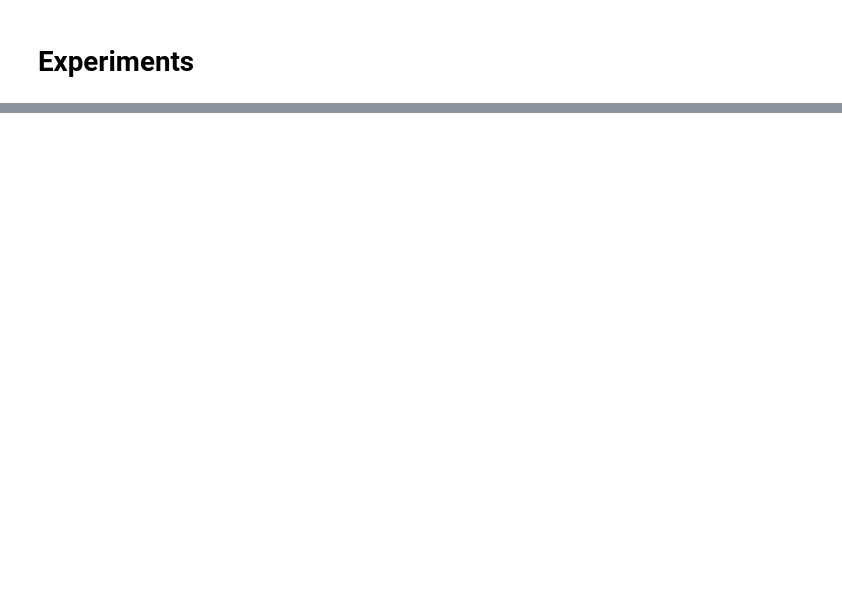
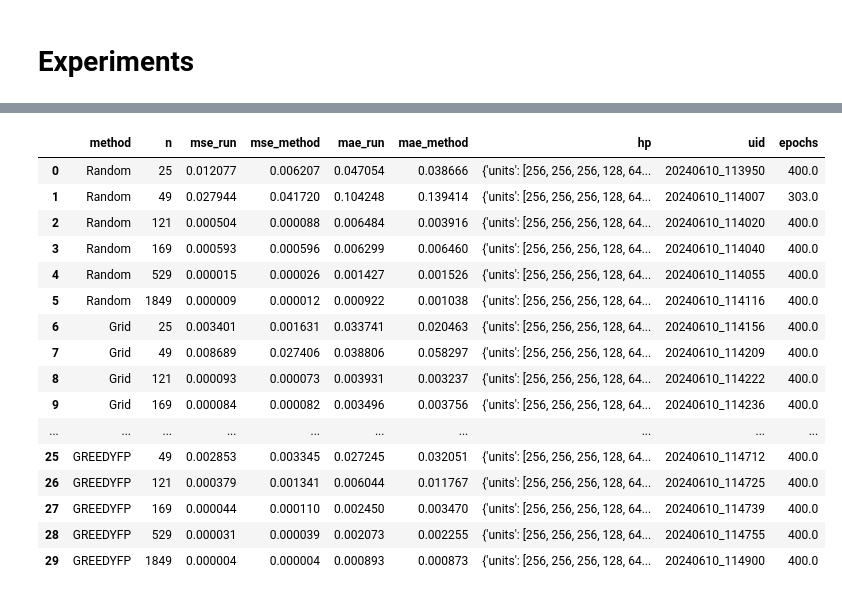
Before and after one commit to darkraisisi/sampling_hillslope_surrogate, a Jupyter notebook: experiments.ipynb, the cells around one changed output, grey strips where cells are left out. Drawn from its saved outputs; the diff is of its cells as text; code cells hidden in the pictures; blank space fills up the shorter version.

```diff
--- a/experiments.ipynb
+++ b/experiments.ipynb
@@ -515,3 +470,23 @@ NN training time: 0.681 minutes.
+# %%
+results
+# %% [output]
+|  | method | n | mse_run | mse_method | mae_run | mae_method | hp | uid | epochs |
+| 0 | Random | 25 | 0.012077 | 0.006207 | 0.047054 | 0.038666 | {'units': [256, 256, 256, 128, 64... | 20240610_113950 | 400.0 |
+| 1 | Random | 49 | 0.027944 | 0.041720 | 0.104248 | 0.139414 | {'units': [256, 256, 256, 128, 64... | 20240610_114007 | 303.0 |
+| 2 | Random | 121 | 0.000504 | 0.000088 | 0.006484 | 0.003916 | {'units': [256, 256, 256, 128, 64... | 20240610_114020 | 400.0 |
+| 3 | Random | 169 | 0.000593 | 0.000596 | 0.006299 | 0.006460 | {'units': [256, 256, 256, 128, 64... | 20240610_114040 | 400.0 |
+| 4 | Random | 529 | 0.000015 | 0.000026 | 0.001427 | 0.001526 | {'units': [256, 256, 256, 128, 64... | 20240610_114055 | 400.0 |
+| 5 | Random | 1849 | 0.000009 | 0.000012 | 0.000922 | 0.001038 | {'units': [256, 256, 256, 128, 64... | 20240610_114116 | 400.0 |
+| 6 | Grid | 25 | 0.003401 | 0.001631 | 0.033741 | 0.020463 | {'units': [256, 256, 256, 128, 64... | 20240610_114156 | 400.0 |
+| 7 | Grid | 49 | 0.008689 | 0.027406 | 0.038806 | 0.058297 | {'units': [256, 256, 256, 128, 64... | 20240610_114209 | 400.0 |
+| 8 | Grid | 121 | 0.000093 | 0.000073 | 0.003931 | 0.003237 | {'units': [256, 256, 256, 128, 64... | 20240610_114222 | 400.0 |
+| 9 | Grid | 169 | 0.000084 | 0.000082 | 0.003496 | 0.003756 | {'units': [256, 256, 256, 128, 64... | 20240610_114236 | 400.0 |
+| ... | ... | ... | ... | ... | ... | ... | ... | ... | ... |
+| 25 | GREEDYFP | 49 | 0.002853 | 0.003345 | 0.027245 | 0.032051 | {'units': [256, 256, 256, 128, 64... | 20240610_114712 | 400.0 |
+| 26 | GREEDYFP | 121 | 0.000379 | 0.001341 | 0.006044 | 0.011767 | {'units': [256, 256, 256, 128, 64... | 20240610_114725 | 400.0 |
+| 27 | GREEDYFP | 169 | 0.000044 | 0.000110 | 0.002450 | 0.003470 | {'units': [256, 256, 256, 128, 64... | 20240610_114739 | 400.0 |
+| 28 | GREEDYFP | 529 | 0.000031 | 0.000039 | 0.002073 | 0.002255 | {'units': [256, 256, 256, 128, 64... | 20240610_114755 | 400.0 |
+| 29 | GREEDYFP | 1849 | 0.000004 | 0.000004 | 0.000893 | 0.000873 | {'units': [256, 256, 256, 128, 64... | 20240610_114900 | 400.0 |
 # %%
 df = results.copy(deep=True)
 df['mae_diff'] = np.abs(df['mae_method'] - df['mae_run'])
```
Also changed, not shown: parts of 28 cells of this notebook, 2 other files.
